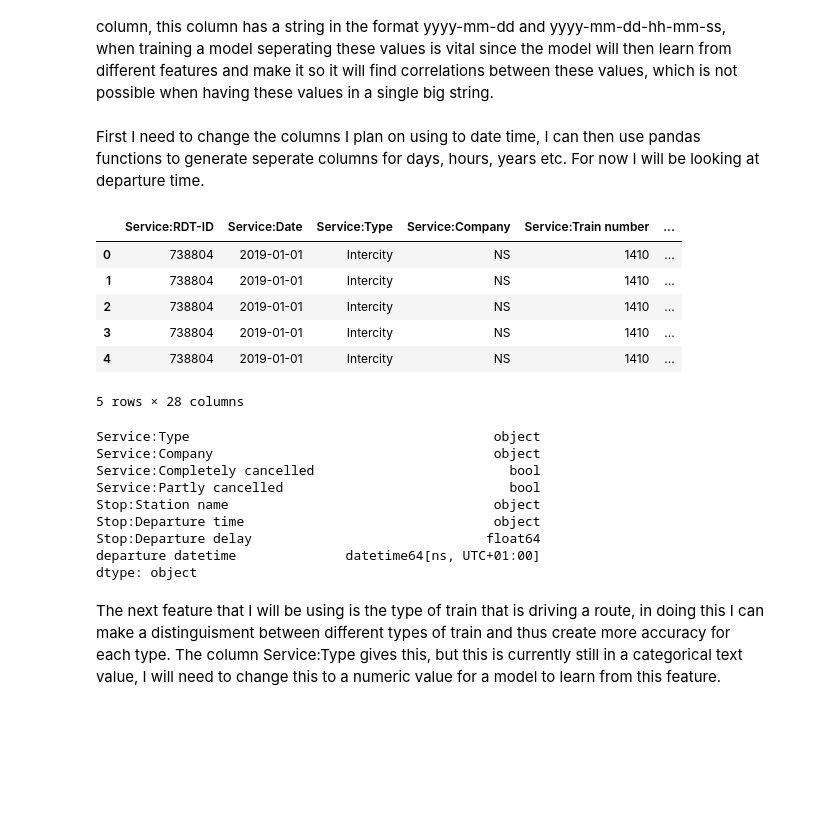
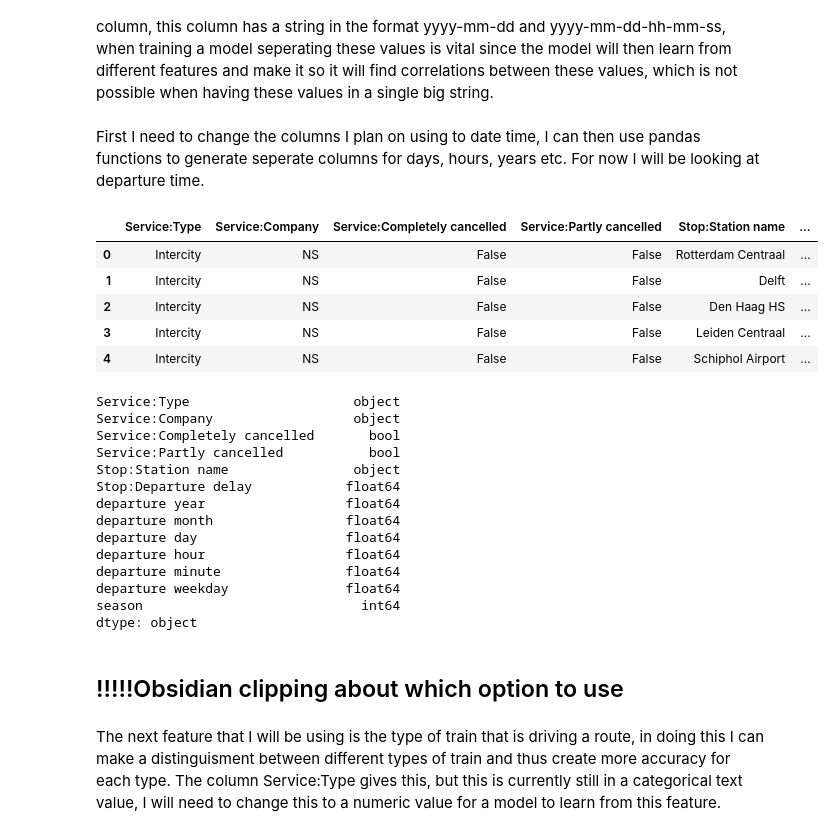
Before and after one commit to BramWillems/Personal-Challenge-NS-Treinen, a Jupyter notebook: feature_engineering.ipynb, the cells around one changed output. Cells and saved outputs as stored; diff of their text form; code cells hidden in the pictures; blank space fills up the shorter version.

```diff
--- a/feature_engineering.ipynb
+++ b/feature_engineering.ipynb
@@ -52,43 +54,51 @@ First I need to change the columns I plan on using to date time, I can then use
 # %%
 import numpy as np
 
 df['departure datetime'] = pd.to_datetime(df['Stop:Departure time'], errors='coerce')
 df['departure year'] = df['departure datetime'].dt.year
 df['departure month'] = df['departure datetime'].dt.month
 df['departure day'] = df['departure datetime'].dt.day
 df['departure hour'] = df['departure datetime'].dt.hour
 df['departure minute'] = df['departure datetime'].dt.minute
 df['departure weekday'] = df['departure datetime'].dt.weekday
 
 conditions = [
     df['departure month'].isin([12, 1, 2]),
     df['departure month'].isin([3, 4, 5]),
     df['departure month'].isin([6, 7, 8]),
     df['departure month'].isin([9, 10, 11])
 ]
 choices = [4, 1, 2, 3]
 df['season'] = np.select(conditions, choices)
 
+df = df.drop(["Stop:Departure time", "departure datetime"], axis=1)
+
 df.head()
 # %% [output]
-|  | Service:RDT-ID | Service:Date | Service:Type | Service:Company | Service:Train number | ... |
-| 0 | 738804 | 2019-01-01 | Intercity | NS | 1410 | ... |
-| 1 | 738804 | 2019-01-01 | Intercity | NS | 1410 | ... |
-| 2 | 738804 | 2019-01-01 | Intercity | NS | 1410 | ... |
-| 3 | 738804 | 2019-01-01 | Intercity | NS | 1410 | ... |
-| 4 | 738804 | 2019-01-01 | Intercity | NS | 1410 | ... |
+|  | Service:Type | Service:Company | Service:Completely cancelled | Service:Partly cancelled | Stop:Station name | ... |
+| 0 | Intercity | NS | False | False | Rotterdam Centraal | ... |
+| 1 | Intercity | NS | False | False | Delft | ... |
+| 2 | Intercity | NS | False | False | Den Haag HS | ... |
+| 3 | Intercity | NS | False | False | Leiden Centraal | ... |
+| 4 | Intercity | NS | False | False | Schiphol Airport | ... |
-5 rows × 28 columns
 # %%
 df.dtypes
 # %% [output]
-Service:Type                                       object
-Service:Company                                    object
-Service:Completely cancelled                         bool
-Service:Partly cancelled                             bool
-Stop:Station name                                  object
-Stop:Departure time                                object
-Stop:Departure delay                              float64
-departure datetime              datetime64[ns, UTC+01:00]
+Service:Type                     object
+Service:Company                  object
+Service:Completely cancelled       bool
+Service:Partly cancelled           bool
+Stop:Station name                object
+Stop:Departure delay            float64
+departure year                  float64
+departure month                 float64
+departure day                   float64
+departure hour                  float64
+departure minute                float64
+departure weekday               float64
+season                            int64
 dtype: object
+# %% [markdown]
+## !!!!!Obsidian clipping about which option to use
 # %% [markdown]
 The next feature that I will be using is the type of train that is driving a route, in doing this I can make a distinguisment between different types of train and thus create more accuracy for each type. The column Service:Type gives this, but this is currently still in a categorical text value, I will need to change this to a numeric value for a model to learn from this feature.
```
Also changed, not shown: parts of 7 cells of this notebook, 1 other file.
